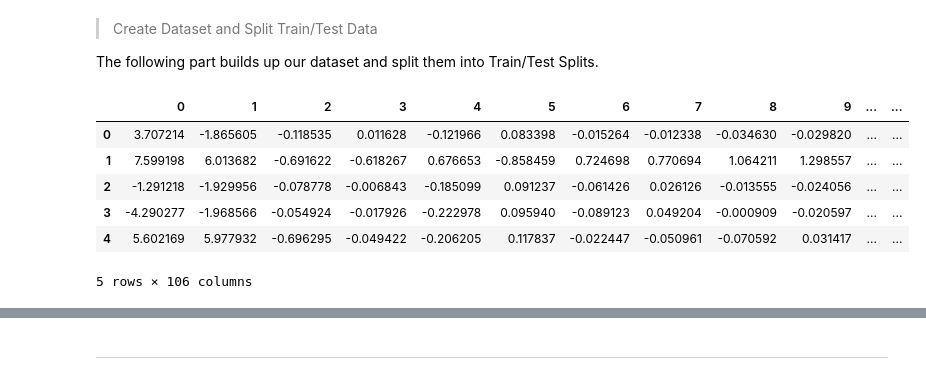
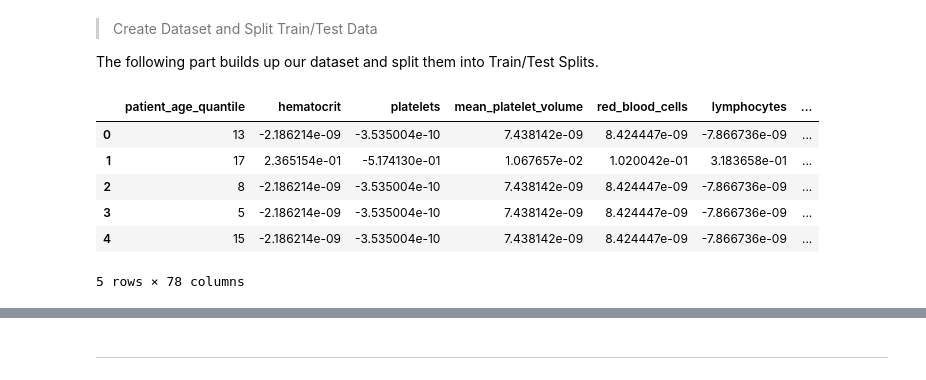
Before and after one commit to Lez-3f/IAI-Learning, a Jupyter notebook: classification/playground.ipynb, the cells around one changed output, grey strips where cells are left out. Saved outputs shown, nothing was run; the diff lists cells and outputs as text; code cells hidden in the pictures.

````diff
--- a/classification/playground.ipynb
+++ b/classification/playground.ipynb
@@ -242,20 +260,20 @@ array([[ 3.70721350e+00, -1.86560477e+00, -1.18535286e-01, ...,
 
 The following part builds up our dataset and split them into Train/Test Splits.
 # %%
-# label_col = ['patient_id','sars-cov-2_exam_result', 'patient_addmited_to_regular_ward_(1=yes,_0=no)', 'patient_addmited_to_semi-intensive_unit_(1=yes,_0=no)', 'patient_addmited_to_intensive_care_unit_(1=yes,_0=no)']
-# cols = [x for x in dataset.columns if x not in label_col] # These columns are the features we can use to predict
+label_col = ['patient_id','sars-cov-2_exam_result', 'patient_addmited_to_regular_ward_(1=yes,_0=no)', 'patient_addmited_to_semi-intensive_unit_(1=yes,_0=no)', 'patient_addmited_to_intensive_care_unit_(1=yes,_0=no)']
+cols = [x for x in dataset.columns if x not in label_col] # These columns are the features we can use to predict
 # %%
-# X = dataset[cols]
-X = pd.DataFrame(dataset_PCA_sklearn)
+X = dataset[cols]
+# X = dataset_prepsc
 X.head()
 # %% [output]
-|  | 0 | 1 | 2 | 3 | 4 | 5 | 6 | 7 | 8 | 9 | ... | ... |
-| 0 | 3.707214 | -1.865605 | -0.118535 | 0.011628 | -0.121966 | 0.083398 | -0.015264 | -0.012338 | -0.034630 | -0.029820 | ... | ... |
-| 1 | 7.599198 | 6.013682 | -0.691622 | -0.618267 | 0.676653 | -0.858459 | 0.724698 | 0.770694 | 1.064211 | 1.298557 | ... | ... |
-| 2 | -1.291218 | -1.929956 | -0.078778 | -0.006843 | -0.185099 | 0.091237 | -0.061426 | 0.026126 | -0.013555 | -0.024056 | ... | ... |
-| 3 | -4.290277 | -1.968566 | -0.054924 | -0.017926 | -0.222978 | 0.095940 | -0.089123 | 0.049204 | -0.000909 | -0.020597 | ... | ... |
-| 4 | 5.602169 | 5.977932 | -0.696295 | -0.049422 | -0.206205 | 0.117837 | -0.022447 | -0.050961 | -0.070592 | 0.031417 | ... | ... |
+|  | patient_age_quantile | hematocrit | platelets | mean_platelet_volume | red_blood_cells | lymphocytes | ... |
+| 0 | 13 | -2.186214e-09 | -3.535004e-10 | 7.438142e-09 | 8.424447e-09 | -7.866736e-09 | ... |
+| 1 | 17 | 2.365154e-01 | -5.174130e-01 | 1.067657e-02 | 1.020042e-01 | 3.183658e-01 | ... |
+| 2 | 8 | -2.186214e-09 | -3.535004e-10 | 7.438142e-09 | 8.424447e-09 | -7.866736e-09 | ... |
+| 3 | 5 | -2.186214e-09 | -3.535004e-10 | 7.438142e-09 | 8.424447e-09 | -7.866736e-09 | ... |
+| 4 | 15 | -2.186214e-09 | -3.535004e-10 | 7.438142e-09 | 8.424447e-09 | -7.866736e-09 | ... |
-5 rows × 106 columns
+5 rows × 78 columns
 # %%
 y = raw_data['sars-cov-2_exam_result'] # predict ```sars-cov-2_exam_result``` (Negative/Positive)
 
````
Also changed, not shown: parts of 22 cells of this notebook, 2 other files.
